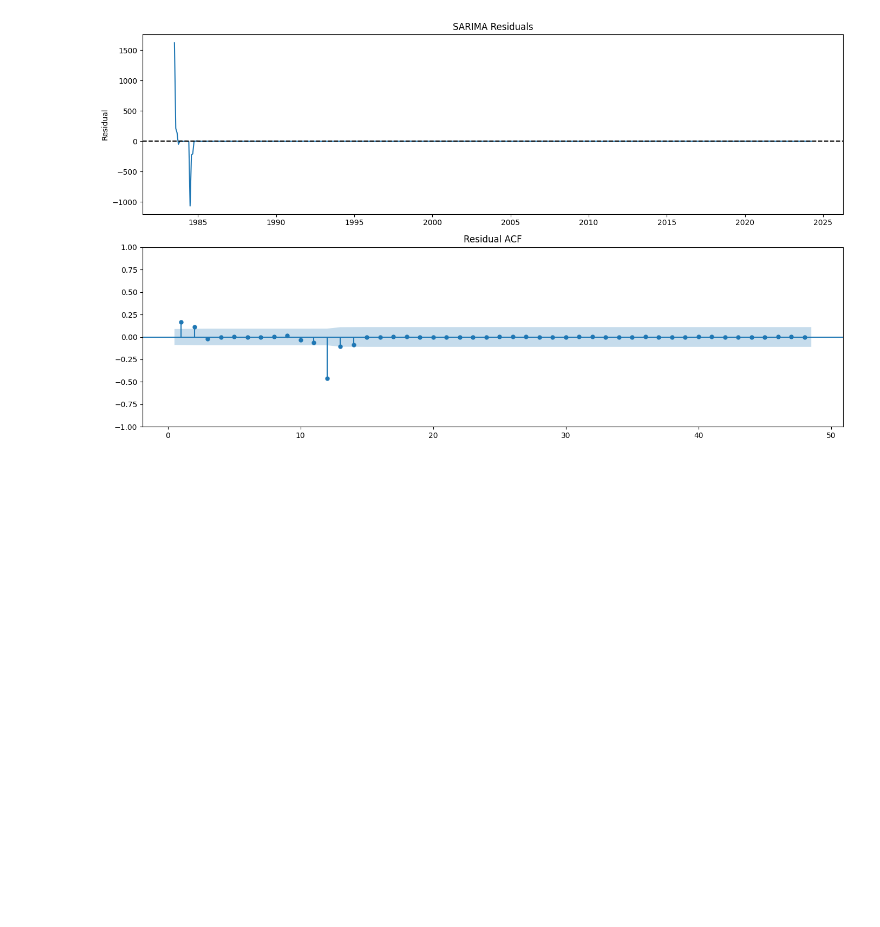
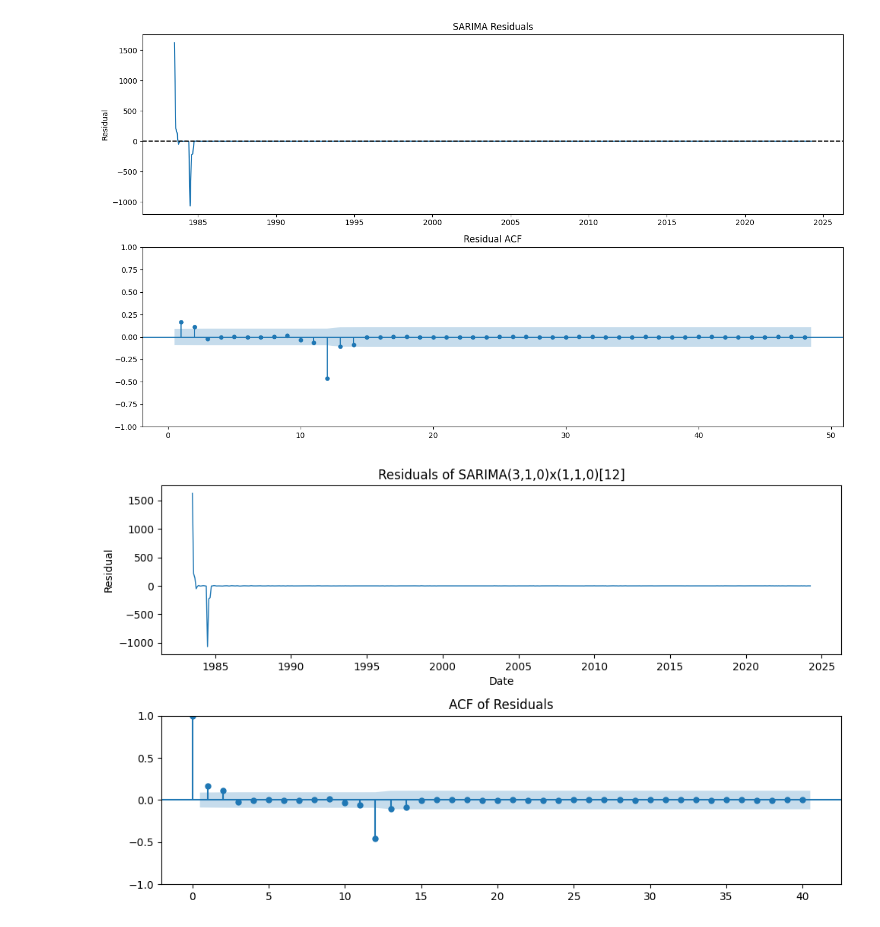
Before and after one commit to the-paulbear/noaa-greenhouse-gas-forecasting, a Jupyter notebook: CH4.ipynb, the cells around one changed output. Cells and saved outputs as stored; diff of their text form; code cells hidden in the pictures; blank space fills up the shorter version.

```diff
--- a/CH4.ipynb
+++ b/CH4.ipynb
@@ -289,3 +289,21 @@ plt.tight_layout()
 plt.show()
 # %% [output]
 [figure]
+# %%
+# --- Residual diagnostics (quick view) ---
+resid = results.resid
+
+fig, ax = plt.subplots(2, 1, figsize=(10, 6))
+ax[0].plot(resid, linewidth=1)
+ax[0].set_title("Residuals of SARIMA(3,1,0)x(1,1,0)[12]")
+ax[0].set_xlabel("Date")
+ax[0].set_ylabel("Residual")
+
+from statsmodels.graphics.tsaplots import plot_acf
+plot_acf(resid.dropna(), ax=ax[1], lags=40)
+ax[1].set_title("ACF of Residuals")
+
+plt.tight_layout()
+plt.show()
+# %% [output]
+[figure, added]
```
Also changed, not shown: parts of 1 cell of this notebook.
